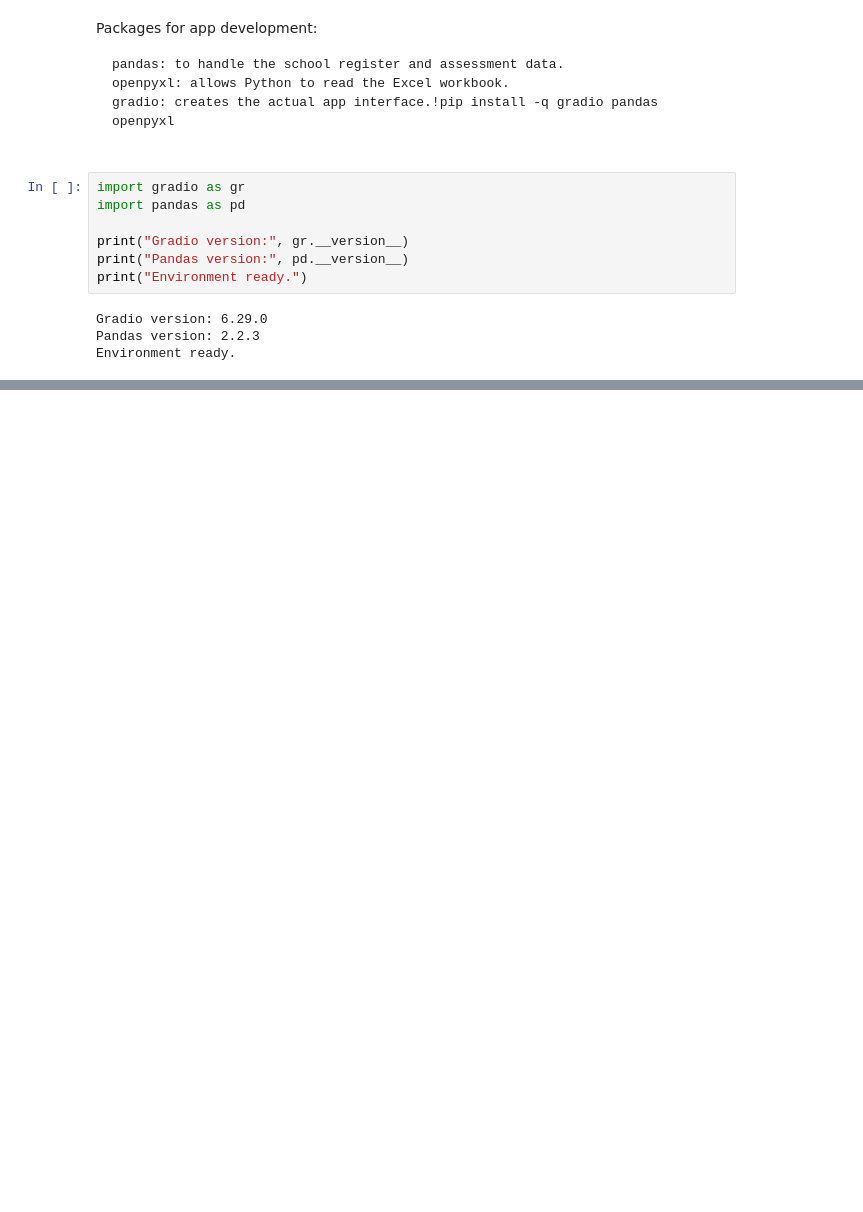
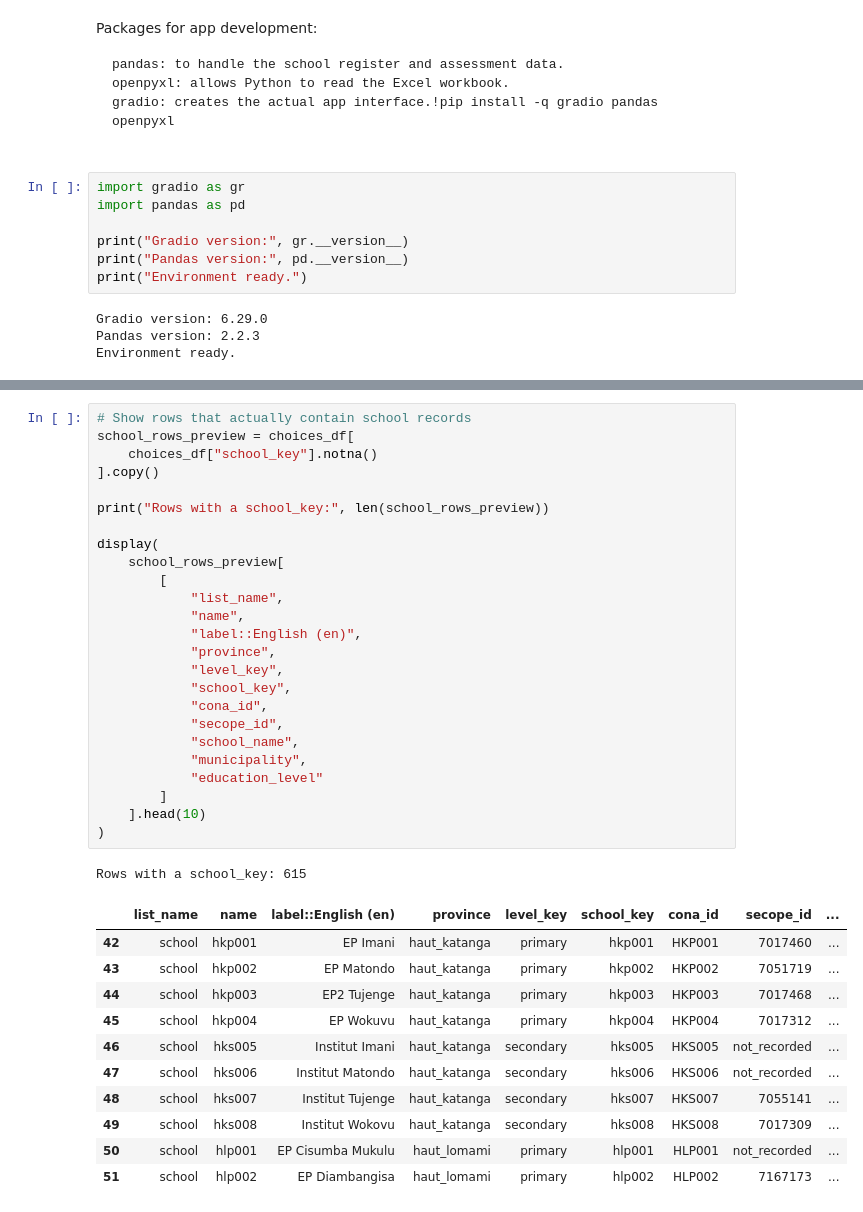
Before and after one commit to chipojaya1/sawso-education-data-system, a Jupyter notebook: DRC_School_Assessment_App_v0_1.ipynb, the cells around one changed output, grey strips where cells are left out. Saved outputs shown, nothing was run; the diff lists cells and outputs as text; blank space fills up the shorter version.

```diff
--- a/DRC_School_Assessment_App_v0_1.ipynb
+++ b/DRC_School_Assessment_App_v0_1.ipynb
@@ -19,0 +216,38 @@ Environment ready.
+# %%
+# Show rows that actually contain school records
+school_rows_preview = choices_df[
+    choices_df["school_key"].notna()
+].copy()
+
+print("Rows with a school_key:", len(school_rows_preview))
+
+display(
+    school_rows_preview[
+        [
+            "list_name",
+            "name",
+            "label::English (en)",
+            "province",
+            "level_key",
+            "school_key",
+            "cona_id",
+            "secope_id",
+            "school_name",
+            "municipality",
+            "education_level"
+        ]
+    ].head(10)
+)
+# %% [output]
+Rows with a school_key: 615
+|  | list_name | name | label::English (en) | province | level_key | school_key | cona_id | secope_id | ... |
+| 42 | school | hkp001 | EP Imani | haut_katanga | primary | hkp001 | HKP001 | 7017460 | ... |
+| 43 | school | hkp002 | EP Matondo | haut_katanga | primary | hkp002 | HKP002 | 7051719 | ... |
+| 44 | school | hkp003 | EP2 Tujenge | haut_katanga | primary | hkp003 | HKP003 | 7017468 | ... |
+| 45 | school | hkp004 | EP Wokuvu | haut_katanga | primary | hkp004 | HKP004 | 7017312 | ... |
+| 46 | school | hks005 | Institut Imani | haut_katanga | secondary | hks005 | HKS005 | not_recorded | ... |
+| 47 | school | hks006 | Institut Matondo | haut_katanga | secondary | hks006 | HKS006 | not_recorded | ... |
+| 48 | school | hks007 | Institut Tujenge | haut_katanga | secondary | hks007 | HKS007 | 7055141 | ... |
+| 49 | school | hks008 | Institut Wokovu | haut_katanga | secondary | hks008 | HKS008 | 7017309 | ... |
+| 50 | school | hlp001 | EP Cisumba Mukulu | haut_lomami | primary | hlp001 | HLP001 | not_recorded | ... |
+| 51 | school | hlp002 | EP Diambangisa | haut_lomami | primary | hlp002 | HLP002 | 7167173 | ... |
```
Also changed, not shown: parts of 27 cells of this notebook.
